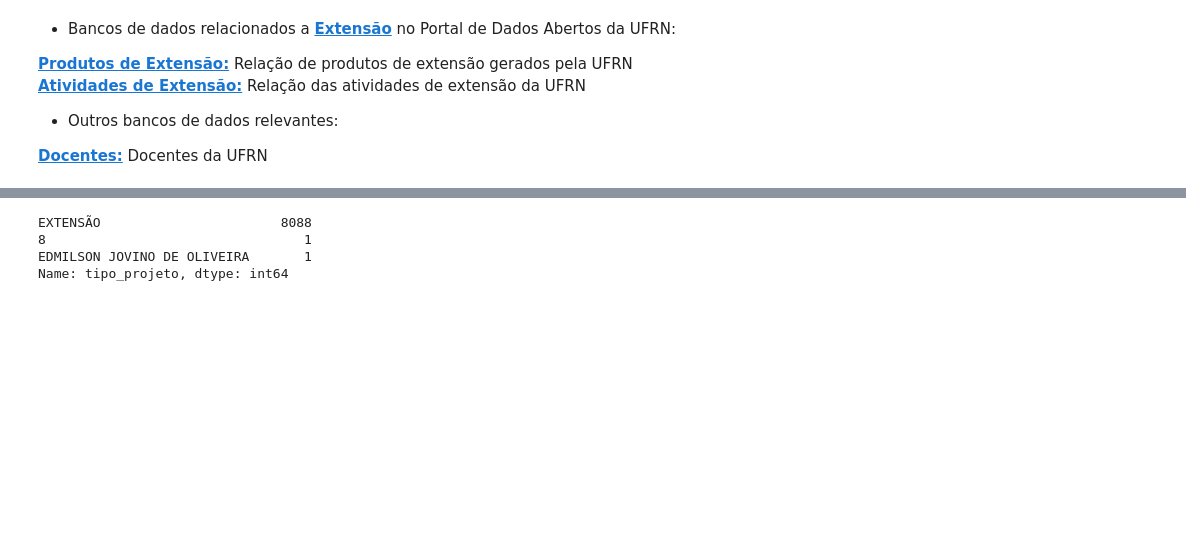
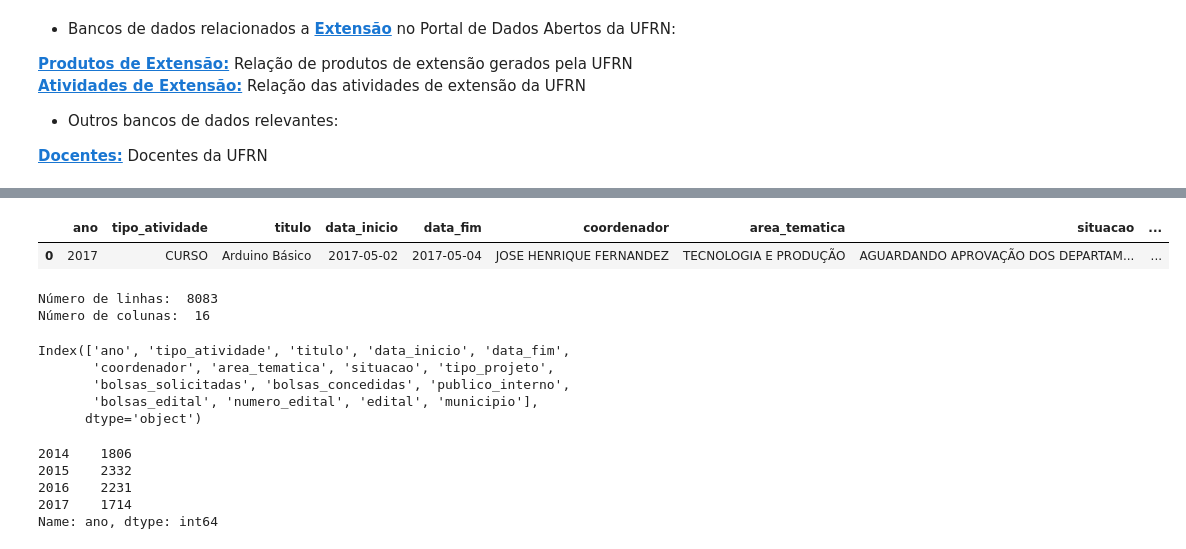
Before and after one commit to ycaroravel/UFRN-Analytics, a Jupyter notebook: Extensão.ipynb, the cells around one changed output, grey strips where cells are left out. Drawn from its saved outputs; the diff is of its cells as text; code cells hidden in the pictures; blank space fills up the shorter version.

```diff
--- a/Extensão.ipynb
+++ b/Extensão.ipynb
@@ -42,7 +223,36 @@ TypeError: cannot do slice indexing on <class 'pandas.indexes.base.Index'> with
+# %%
+# import dataset
+atividades = pd.read_csv('atividades-de-extensao.csv', delimiter = ";")
+# drop some unnecessary columns and lines
+atividades = atividades[atividades['tipo_projeto']=='EXTENSÃO']
+atividades.drop(['Unnamed: 16', 'Unnamed: 17'], axis=1, inplace=True)
+# correct this line
+atividades.loc[atividades['data_fim']=='3016-12-18','data_fim'] = '2016-12-18'
+atividades.loc[atividades['data_fim']=='2107-12-31','data_fim'] = '2017-12-31'
+# show the first line
+atividades.head(1)
+# %% [output]
+|  | ano | tipo_atividade | titulo | data_inicio | data_fim | coordenador | area_tematica | situacao | ... |
+| 0 | 2017 | CURSO | Arduino Básico | 2017-05-02 | 2017-05-04 | JOSE HENRIQUE FERNANDEZ | TECNOLOGIA E PRODUÇÃO | AGUARDANDO APROVAÇÃO DOS DEPARTAM... | ... |
+# %%
+print("Número de linhas: ", atividades.shape[0])
+print("Número de colunas: ", atividades.shape[1])
+# %% [output]
+Número de linhas:  8083
+Número de colunas:  16
+# %%
+atividades.columns
+# %% [output]
+Index(['ano', 'tipo_atividade', 'titulo', 'data_inicio', 'data_fim',
+       'coordenador', 'area_tematica', 'situacao', 'tipo_projeto',
+       'bolsas_solicitadas', 'bolsas_concedidas', 'publico_interno',
+       'bolsas_edital', 'numero_edital', 'edital', 'municipio'],
+      dtype='object')
 # %%
-atividades['tipo_projeto'].value_counts()
+atividades['ano'].value_counts().sort_index()
 # %% [output]
-EXTENSÃO                       8088
-8                                 1
-EDMILSON JOVINO DE OLIVEIRA       1
-Name: tipo_projeto, dtype: int64
+2014    1806
+2015    2332
+2016    2231
+2017    1714
+Name: ano, dtype: int64
```
Also changed, not shown: parts of 35 cells of this notebook, 4 other files.
